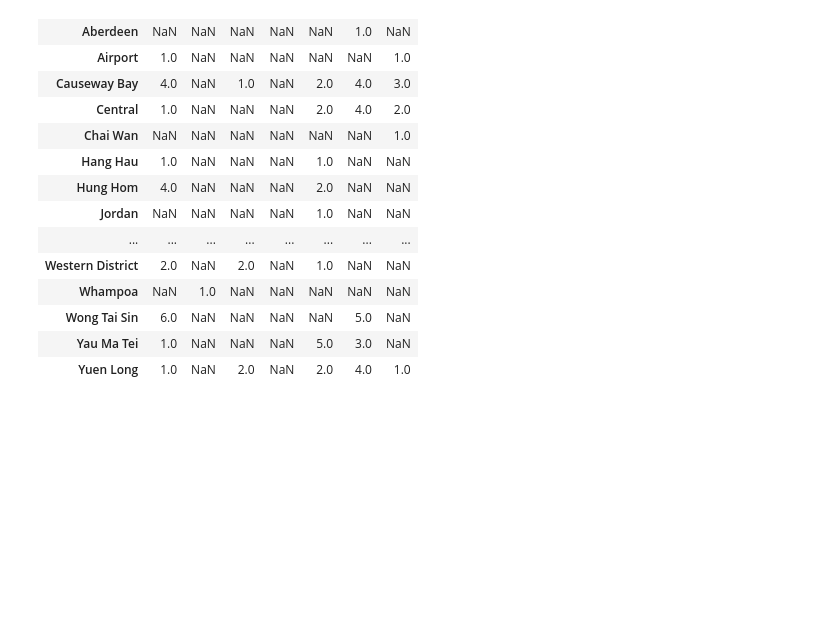
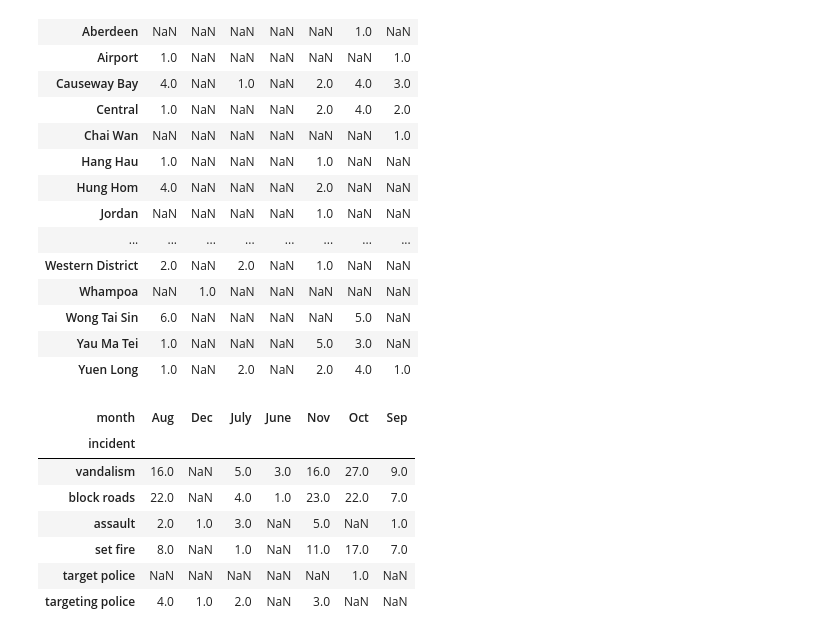
Before and after one commit to gracelinan/Final_project, a Jupyter notebook: protest.ipynb, the cells around one changed output. Saved outputs shown, nothing was run; the diff lists cells and outputs as text; code cells hidden in the pictures; blank space fills up the shorter version.

```diff
--- a/protest.ipynb
+++ b/protest.ipynb
@@ -132,3 +132,15 @@ df.groupby(['location','month']).size().unstack().sort_values('June',ascending=F
 | Wong Tai Sin | 6.0 | NaN | NaN | NaN | NaN | 5.0 | NaN |
 | Yau Ma Tei | 1.0 | NaN | NaN | NaN | 5.0 | 3.0 | NaN |
 | Yuen Long | 1.0 | NaN | 2.0 | NaN | 2.0 | 4.0 | 1.0 |
+# %%
+df2 = df.groupby(['incident','month']).size().unstack().sort_values('June',ascending=False)
+df2
+# %% [output]
+| month | Aug | Dec | July | June | Nov | Oct | Sep |
+| incident |  |  |  |  |  |  |  |
+| vandalism | 16.0 | NaN | 5.0 | 3.0 | 16.0 | 27.0 | 9.0 |
+| block roads | 22.0 | NaN | 4.0 | 1.0 | 23.0 | 22.0 | 7.0 |
+| assault | 2.0 | 1.0 | 3.0 | NaN | 5.0 | NaN | 1.0 |
+| set fire | 8.0 | NaN | 1.0 | NaN | 11.0 | 17.0 | 7.0 |
+| target police | NaN | NaN | NaN | NaN | NaN | 1.0 | NaN |
+| targeting police | 4.0 | 1.0 | 2.0 | NaN | 3.0 | NaN | NaN |
```
Also changed, not shown: parts of 1 cell of this notebook, 6 other files.
